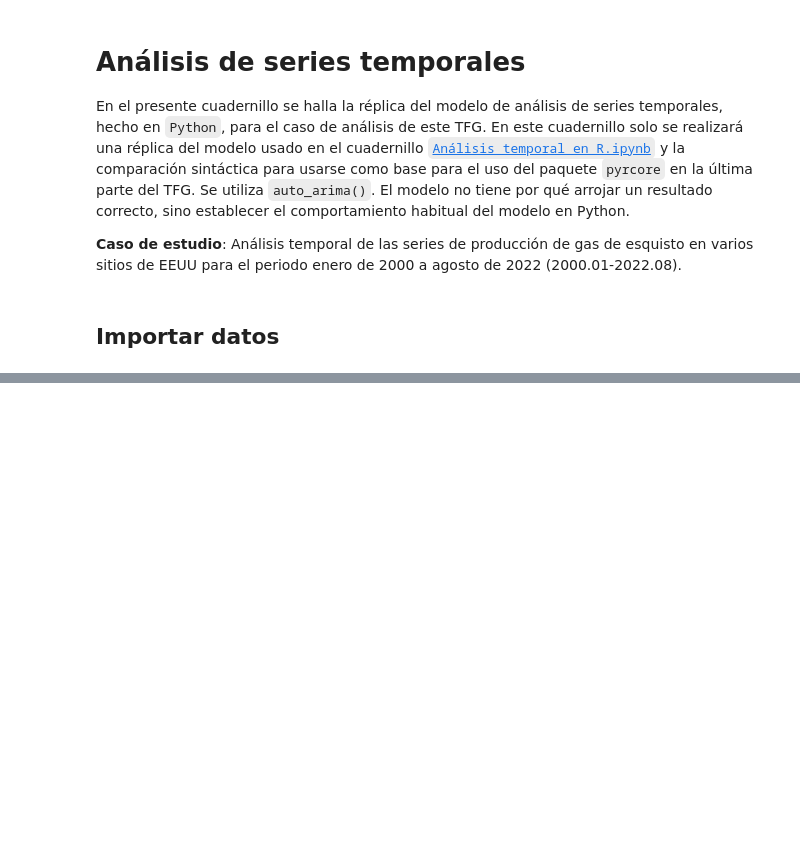
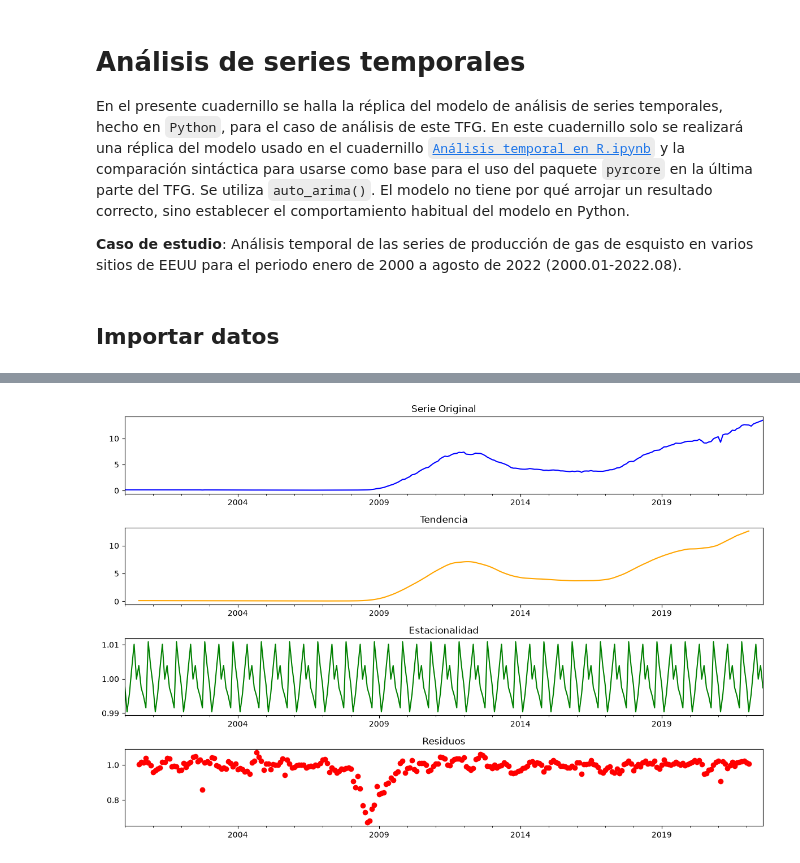
Before and after one commit to Ricardo-Werner-Rivas/TFG-pyrcore-BA-UFV, a Jupyter notebook: Cuadernillos/02 - Análisis en Python.ipynb, the cells around one changed output, grey strips where cells are left out. Drawn from its saved outputs; the diff is of its cells as text; code cells hidden in the pictures; blank space fills up the shorter version.

```diff
--- a/Cuadernillos/02 - Análisis en Python.ipynb
+++ b/Cuadernillos/02 - Análisis en Python.ipynb
@@ -53,0 +64,17 @@ ax.plot(gas);
+# %%
+# Descomponer la serie
+resultado=seasonal_decompose(gas,model="multiplicative")
+# Visualizar los componentes
+fig,ax=plt.subplots(4,1,figsize=(12,8))
+resultado.observed.plot(ax=ax[0],color="blue")
+ax[0].set_title("Serie Original")
+resultado.trend.plot(ax=ax[1],color="orange")
+ax[1].set_title("Tendencia")
+resultado.seasonal.plot(ax=ax[2],color="green")
+ax[2].set_title("Estacionalidad")
+resultado.resid.plot(ax=ax[3],color="red",marker="o",linestyle="none")
+ax[3].set_title("Residuos")
+# Mostrar gráfico
+plt.tight_layout();
+# %% [output]
+[figure, added]
```
Also changed, not shown: parts of 18 cells of this notebook, 11 other files.
